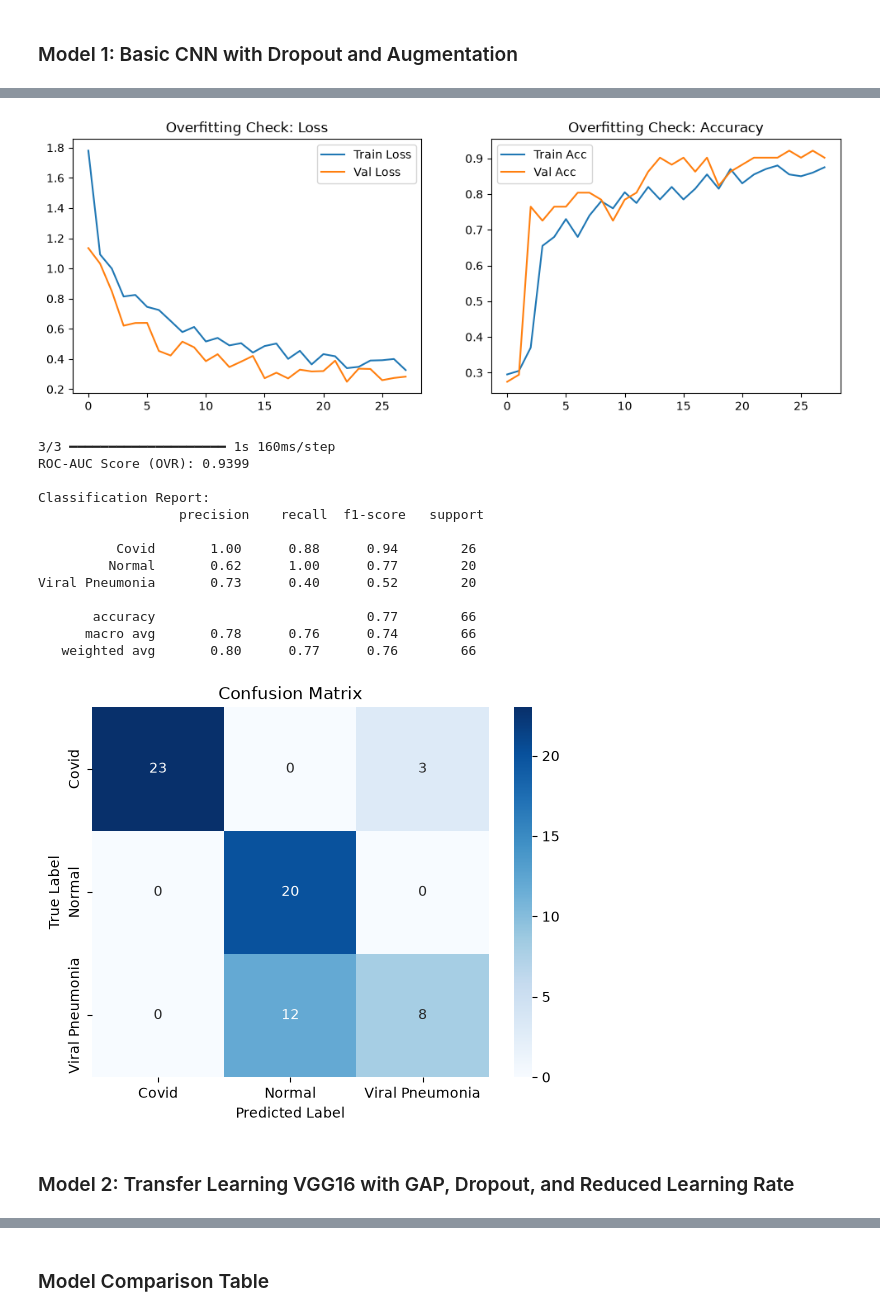
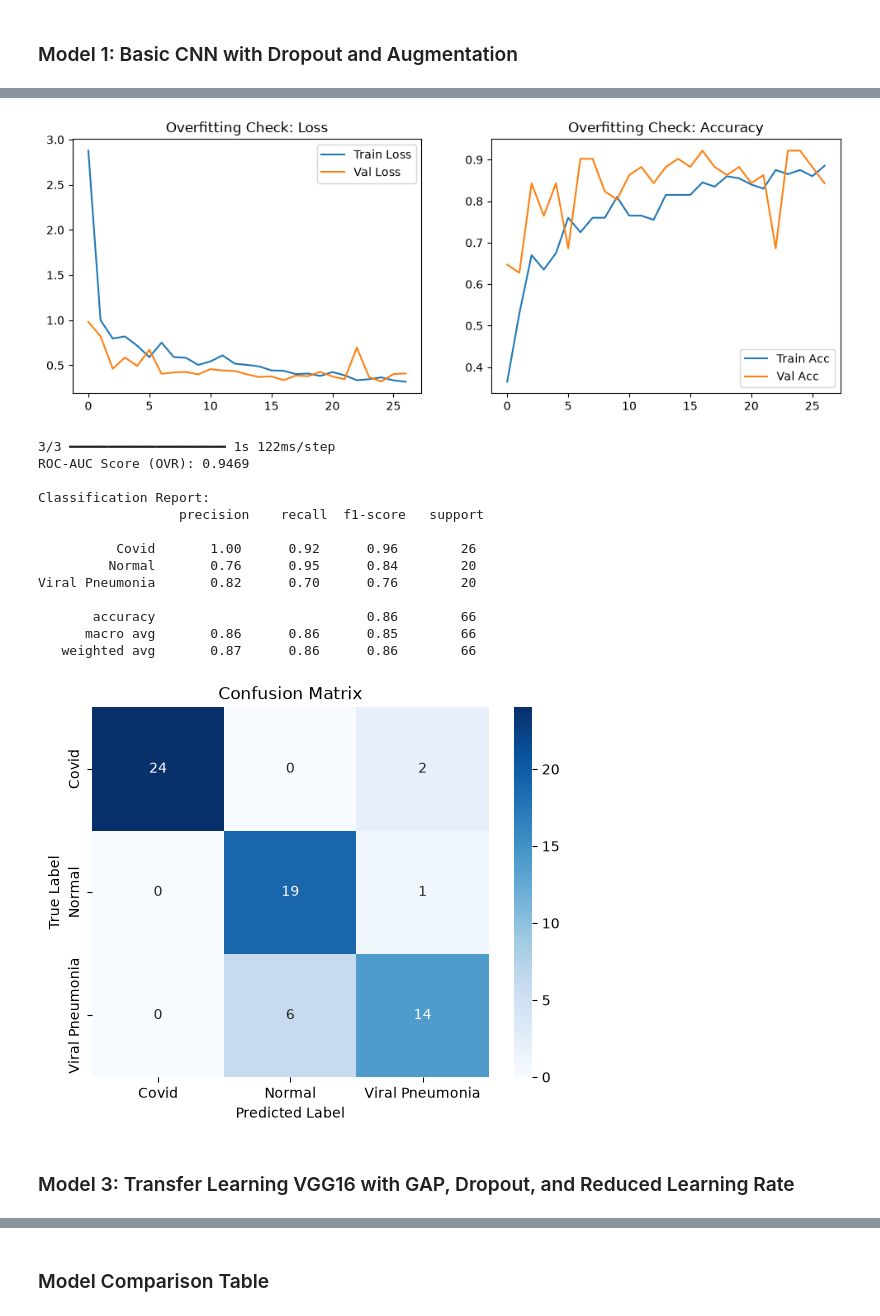
Before and after one commit to preetndr/covid-detection-from-chest-xrays-cnn, a Jupyter notebook: code.ipynb, the cells around one changed output, grey strips where cells are left out. Saved outputs shown, nothing was run; the diff lists cells and outputs as text; code cells hidden in the pictures.

```diff
--- a/code.ipynb
+++ b/code.ipynb
@@ -152,14 +148,13 @@ model_1 = Sequential([
     MaxPooling2D(2, 2),
     Flatten(),
     Dense(128, activation='relu'),
-    Dropout(0.5), # Randomly drops 50% of neurons to prevent memorization
+    Dropout(0.3),
     Dense(3, activation='softmax')
 ])
 
 model_1.compile(optimizer='adam', loss='categorical_crossentropy', metrics=['accuracy'])
-early_stop = EarlyStopping(monitor='val_loss', patience=5, restore_best_weights=True)
+early_stop = EarlyStopping(monitor='val_accuracy', patience=10, restore_best_weights=True)
 
-# Replaced X_train, y_train with datagen.flow() to use augmented images
 history_1 = model_1.fit(
     datagen.flow(X_train, y_train, batch_size=32),
     validation_data=(X_val, y_val),
@@ -221,8 +218,8 @@ model_2 = Sequential([
 
     # The Decision Maker
     Flatten(),
-    Dense(256, activation='relu'), # Increased brainpower (from 128 to 256)
-    Dropout(0.5), # Standard defense against memorization
+    Dense(256, activation='relu'),
+    Dropout(0.3),
     Dense(3, activation='softmax')
 ])
 
@@ -260,20 +257,20 @@ Test Accuracy: 0.7727
-[figure, old version]
+[figure, new version]
-3/3 ━━━━━━━━━━━━━━━━━━━━ 1s 160ms/step
-ROC-AUC Score (OVR): 0.9399
+3/3 ━━━━━━━━━━━━━━━━━━━━ 1s 122ms/step
+ROC-AUC Score (OVR): 0.9469
 
 Classification Report:
                   precision    recall  f1-score   support
 
-          Covid       1.00      0.88      0.94        26
-         Normal       0.62      1.00      0.77        20
-Viral Pneumonia       0.73      0.40      0.52        20
+          Covid       1.00      0.92      0.96        26
+         Normal       0.76      0.95      0.84        20
+Viral Pneumonia       0.82      0.70      0.76        20
 
-       accuracy                           0.77        66
-      macro avg       0.78      0.76      0.74        66
-   weighted avg       0.80      0.77      0.76        66
+       accuracy                           0.86        66
+      macro avg       0.86      0.86      0.85        66
+   weighted avg       0.87      0.86      0.86        66
-[figure, old version]
+[figure, new version]
 # %% [markdown]
-### Model 2: Transfer Learning VGG16 with GAP, Dropout, and Reduced Learning Rate
+### Model 3: Transfer Learning VGG16 with GAP, Dropout, and Reduced Learning Rate
 # %%
 from tensorflow.keras.optimizers import Adam
 from tensorflow.keras.regularizers import l2
```
Also changed, not shown: parts of 13 cells of this notebook.
